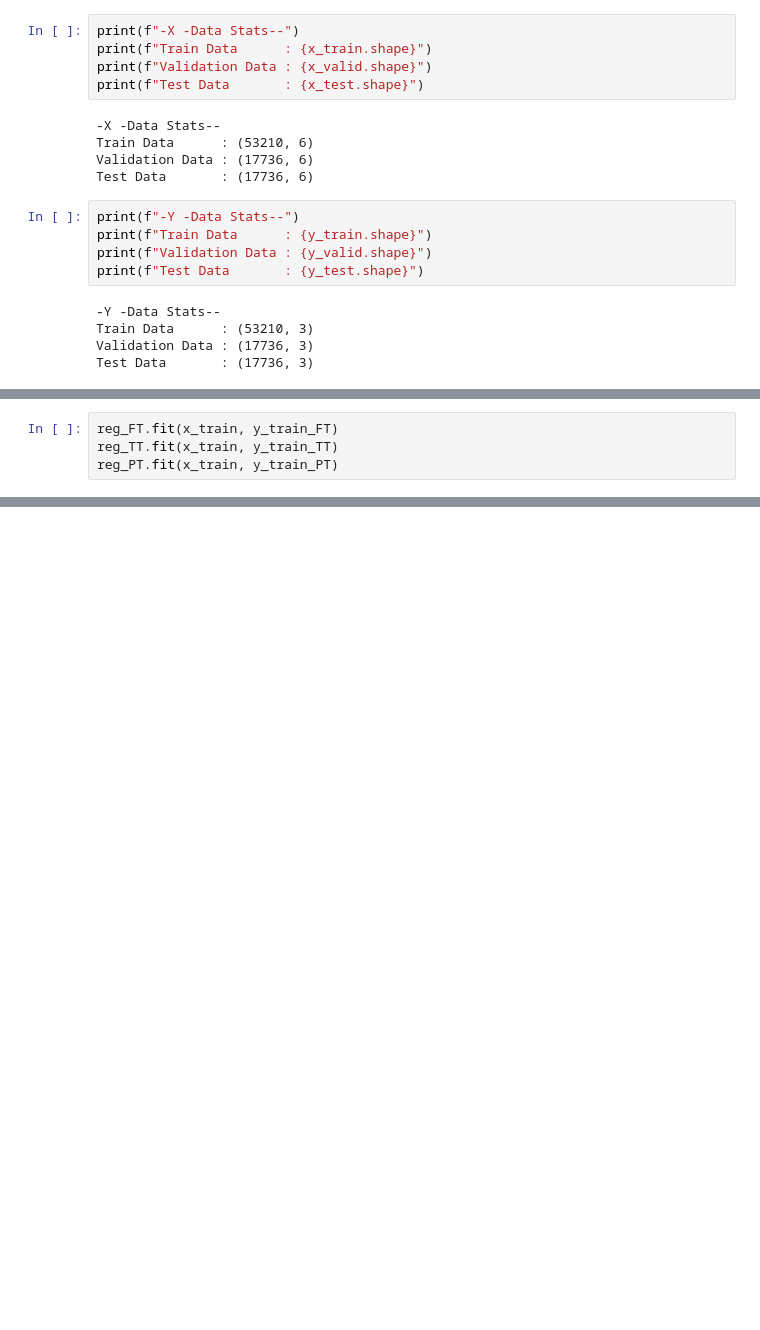
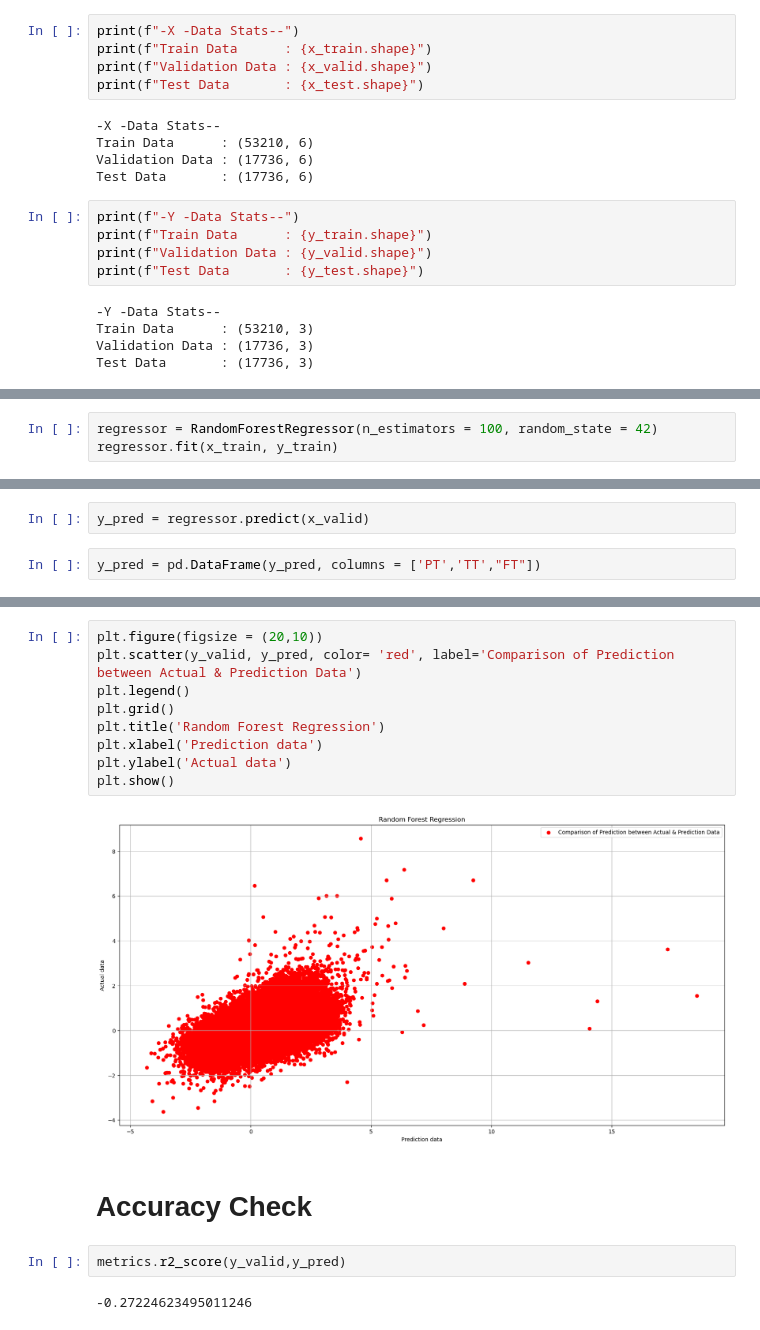
Before and after one commit to rkdey95/sensesAnomalousDelfi, a Jupyter notebook: src/modelDev_Clement.ipynb, the cells around one changed output, grey strips where cells are left out. Saved outputs shown, nothing was run; the diff lists cells and outputs as text; blank space fills up the shorter version.

Commit message:
Add files via upload
Random Forest Regression Model

```diff
--- a/src/modelDev_Clement.ipynb
+++ b/src/modelDev_Clement.ipynb
@@ -61,4 +34,0 @@ reg_PT = LinearRegression()
-# %%
-reg_FT.fit(x_train, y_train_FT)
-reg_TT.fit(x_train, y_train_TT)
-reg_PT.fit(x_train, y_train_PT)
@@ -114,0 +39,3 @@ plt.show()
+# %%
+regressor = RandomForestRegressor(n_estimators = 100, random_state = 42)
+regressor.fit(x_train, y_train)
@@ -114,0 +44,4 @@ plt.show()
+# %%
+y_pred = regressor.predict(x_valid)
+# %%
+y_pred = pd.DataFrame(y_pred, columns = ['PT','TT',"FT"])
@@ -114,0 +80,17 @@ plt.show()
+# %%
+plt.figure(figsize = (20,10))
+plt.scatter(y_valid, y_pred, color= 'red', label='Comparison of Prediction between Actual & Prediction Data')
+plt.legend()
+plt.grid()
+plt.title('Random Forest Regression')
+plt.xlabel('Prediction data')
+plt.ylabel('Actual data')
+plt.show()
+# %% [output]
+[figure, added]
+# %% [markdown]
+# Accuracy Check
+# %%
+metrics.r2_score(y_valid,y_pred)
+# %% [output]
+-0.27224623495011246
```
Also changed, not shown: parts of 16 cells of this notebook.
